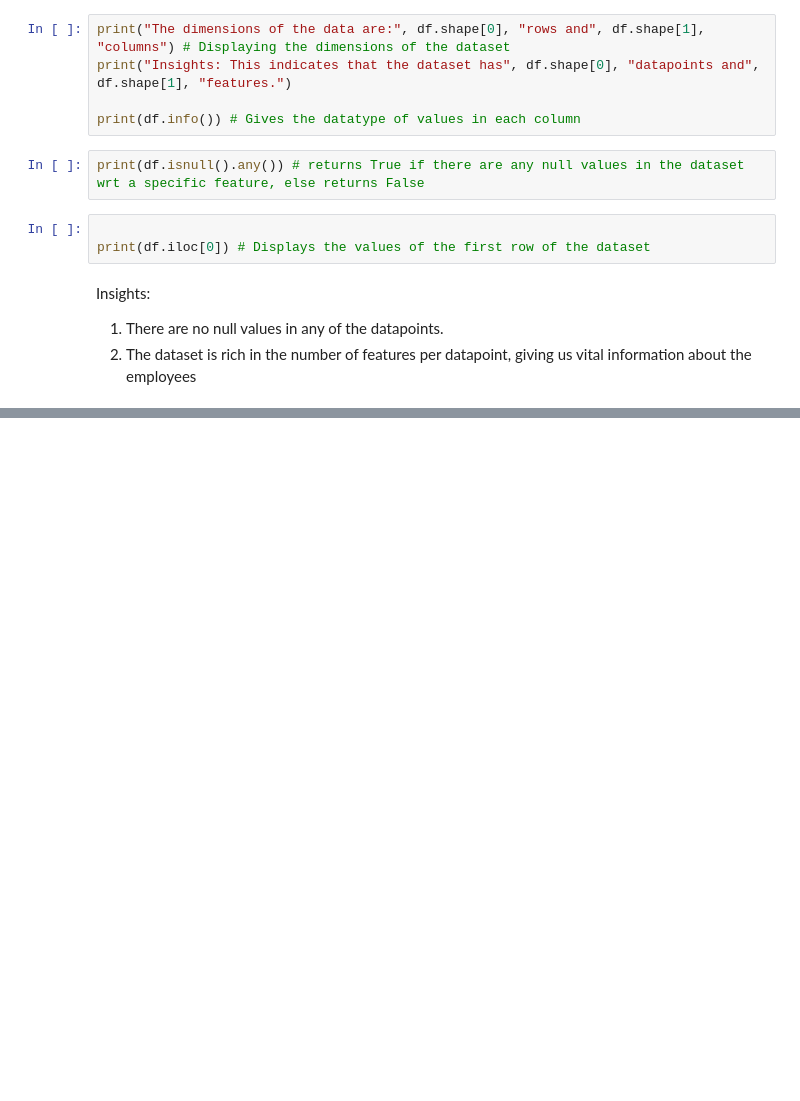
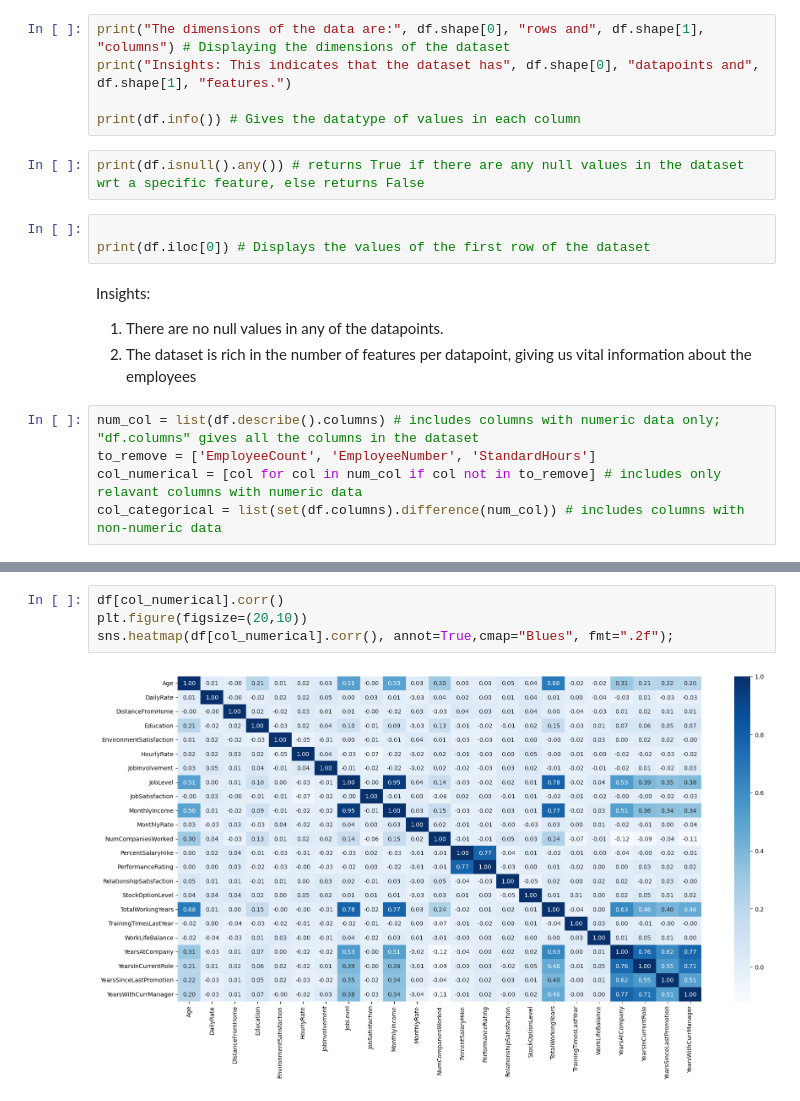
Before and after one commit to Pranav-Bhatlapenumarthi/Machine-Learning-Algorithms, a Jupyter notebook: Projects/hr.ipynb, the cells around one changed output, grey strips where cells are left out. Cells and saved outputs as stored; diff of their text form; blank space fills up the shorter version.

Commit message:
update: constructed correlation matrices for numeric data

```diff
--- a/Projects/hr.ipynb
+++ b/Projects/hr.ipynb
@@ -44,3 +44,8 @@ print(df.iloc[0]) # Displays the values of the first row of the dataset
 Insights:
 1. There are no null values in any of the datapoints.
 2. The dataset is rich in the number of features per datapoint, giving us vital information about the employees
+# %%
+num_col = list(df.describe().columns) # includes columns with numeric data only; "df.columns" gives all the columns in the dataset
+to_remove = ['EmployeeCount', 'EmployeeNumber', 'StandardHours']
+col_numerical = [col for col in num_col if col not in to_remove] # includes only relavant columns with numeric data
+col_categorical = list(set(df.columns).difference(num_col)) # includes columns with non-numeric data
@@ -46,0 +60,6 @@ Insights:
+# %%
+df[col_numerical].corr()
+plt.figure(figsize=(20,10))
+sns.heatmap(df[col_numerical].corr(), annot=True,cmap="Blues", fmt=".2f");
+# %% [output]
+[figure, added]
```
Also changed, not shown: parts of 3 cells of this notebook.
